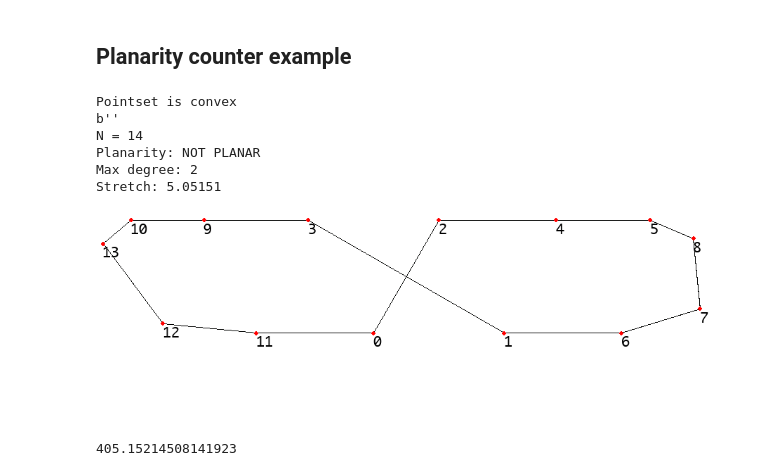
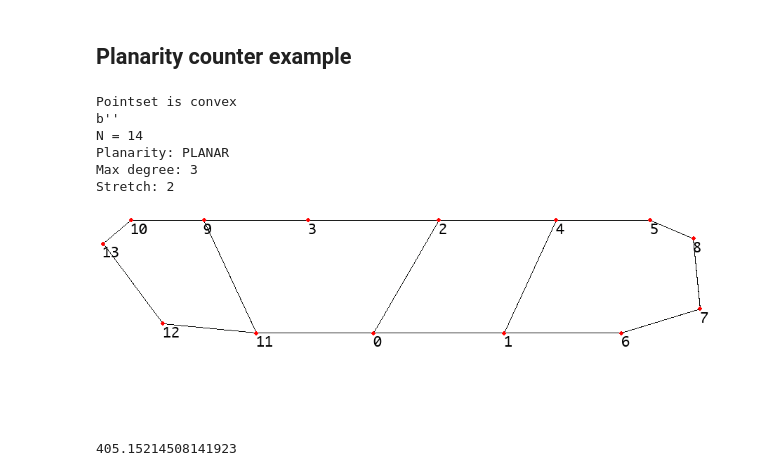
Before and after one commit to luccasiau/spanners, a Jupyter notebook: src/runs/New PathGreedy Exploration.ipynb, the cells around one changed output. Drawn from its saved outputs; the diff is of its cells as text; code cells hidden in the pictures.

```diff
--- a/src/runs/New PathGreedy Exploration.ipynb
+++ b/src/runs/New PathGreedy Exploration.ipynb
@@ -275,18 +275,18 @@ p[13] = scale_vector(p[10], point_rotation(PI-0.7, p[9], p[10]), .5)
 # %%
 points = [p[i] for i in range(len(p))]
 #ps = Pointset(points=points)
 #ps = Pointset(points=points)
 ps = Pointset(file_path='../pointsets/hand/example_not_plane.txt')
 #ps.add_before_edge([3, 2])
-draw_pathgreedy_from_pointset(ps, t=PAPER_T, img_w=900, img_h=300)
+draw_pathgreedy_from_pointset(ps, t=2, img_w=900, img_h=300)
 # %% [output]
 Pointset is convex
 b''
 N = 14
-Planarity: NOT PLANAR
-Max degree: 2
-Stretch: 5.05151
+Planarity: PLANAR
+Max degree: 3
+Stretch: 2
-[figure, old version]
+[figure, new version]
 # %%
 right_purple_path = point_distance(p[2], p[4]) +\
                     point_distance(p[4], p[5]) +\
```
Also changed, not shown: parts of 6 cells of this notebook, 13 other files.
